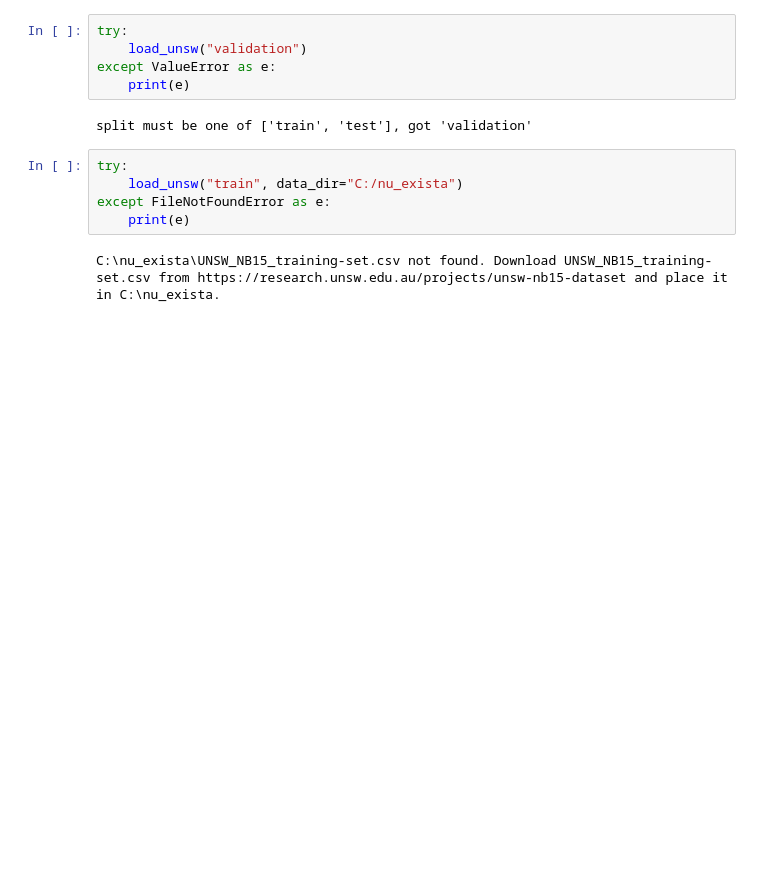
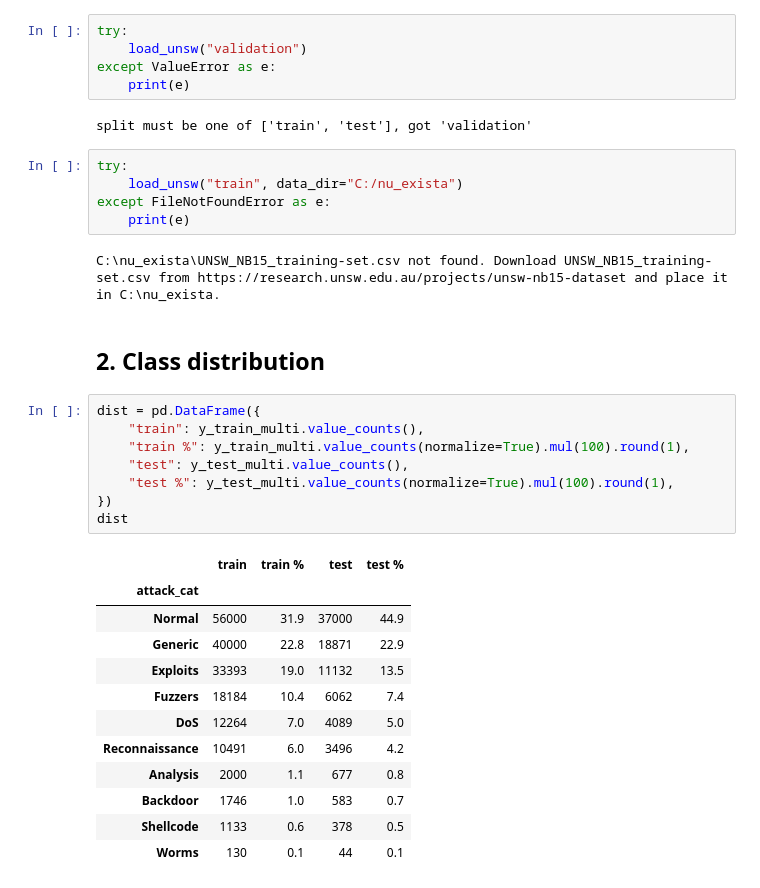
Before and after one commit to ZiGabiZi/Anomaly-detection-in-Network-traffic-using-ML, a Jupyter notebook: notebooks/01_eda.ipynb, the cells around one changed output. Drawn from its saved outputs; the diff is of its cells as text; blank space fills up the shorter version.

```diff
--- a/notebooks/01_eda.ipynb
+++ b/notebooks/01_eda.ipynb
@@ -156,3 +153,26 @@ except FileNotFoundError as e:
     print(e)
 # %% [output]
 C:\nu_exista\UNSW_NB15_training-set.csv not found. Download UNSW_NB15_training-set.csv from https://research.unsw.edu.au/projects/unsw-nb15-dataset and place it in C:\nu_exista.
+# %% [markdown]
+## 2. Class distribution
+# %%
+dist = pd.DataFrame({
+    "train": y_train_multi.value_counts(),
+    "train %": y_train_multi.value_counts(normalize=True).mul(100).round(1),
+    "test": y_test_multi.value_counts(),
+    "test %": y_test_multi.value_counts(normalize=True).mul(100).round(1),
+})
+dist
+# %% [output]
+|  | train | train % | test | test % |
+| attack_cat |  |  |  |  |
+| Normal | 56000 | 31.9 | 37000 | 44.9 |
+| Generic | 40000 | 22.8 | 18871 | 22.9 |
+| Exploits | 33393 | 19.0 | 11132 | 13.5 |
+| Fuzzers | 18184 | 10.4 | 6062 | 7.4 |
+| DoS | 12264 | 7.0 | 4089 | 5.0 |
+| Reconnaissance | 10491 | 6.0 | 3496 | 4.2 |
+| Analysis | 2000 | 1.1 | 677 | 0.8 |
+| Backdoor | 1746 | 1.0 | 583 | 0.7 |
+| Shellcode | 1133 | 0.6 | 378 | 0.5 |
+| Worms | 130 | 0.1 | 44 | 0.1 |
```
Also changed, not shown: parts of 27 cells of this notebook, 1 other file.
